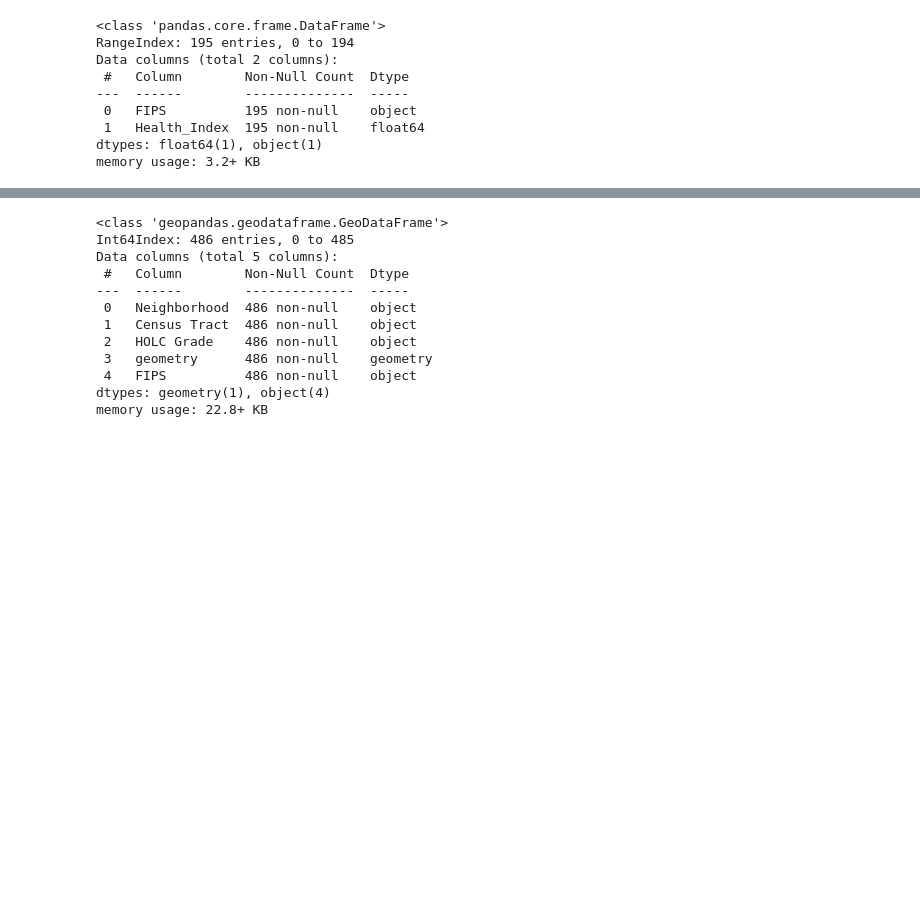
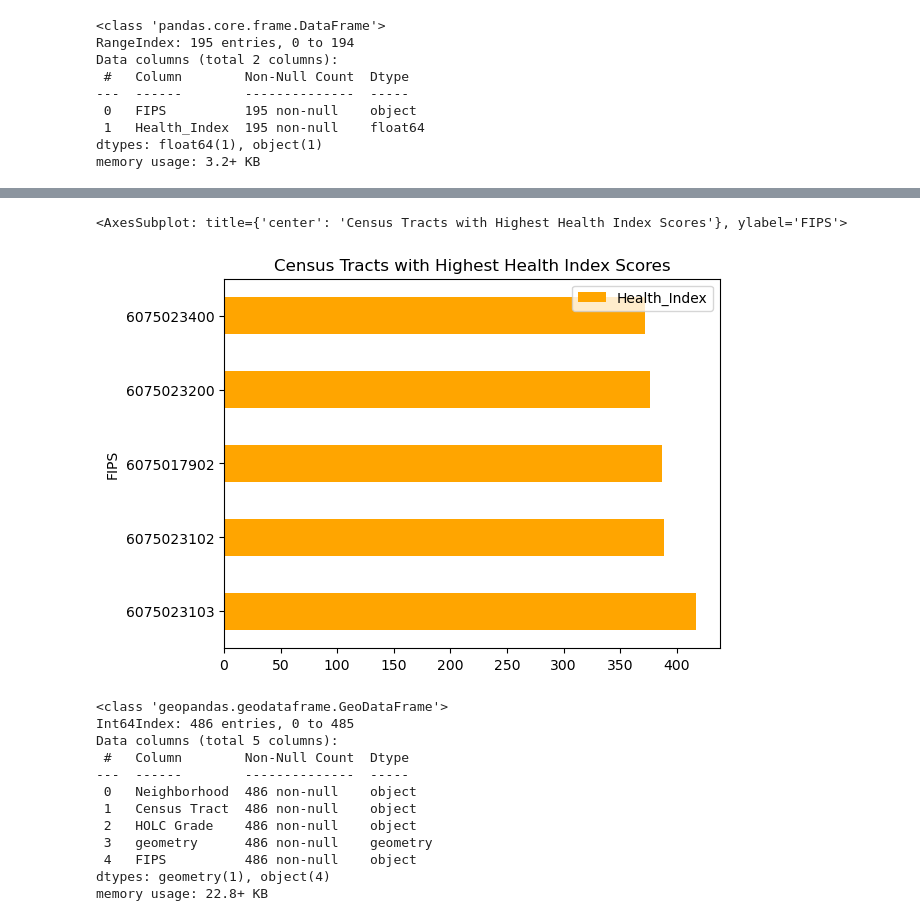
Before and after one commit to tommychandler5/221project, a Jupyter notebook: Group Assignments/Final Deliverables /Health Index.ipynb, the cells around one changed output, grey strips where cells are left out. Cells and saved outputs as stored; diff of their text form; code cells hidden in the pictures; blank space fills up the shorter version.

```diff
--- a/Group Assignments/Final Deliverables /Health Index.ipynb
+++ b/Group Assignments/Final Deliverables /Health Index.ipynb
@@ -285,3 +287,6 @@ Data columns (total 2 columns):
  1   Health_Index  195 non-null    float64
 dtypes: float64(1), object(1)
 memory usage: 3.2+ KB
+# %%
+#sorting this new data set by Health Index
+health2=health2.sort_values(by='Health_Index',ascending = False)
@@ -288,3 +302,11 @@ memory usage: 3.2+ KB
+# %%
+health2.head(5).plot.barh(x='FIPS',
+    y='Health_Index',
+    color='orange',
+    title='Census Tracts with Highest Health Index Scores')
+# %% [output]
+<AxesSubplot: title={'center': 'Census Tracts with Highest Health Index Scores'}, ylabel='FIPS'>
+[figure, added]
 # %%
 sf2.info()
 # %% [output]
```
Also changed, not shown: parts of 6 cells of this notebook, 2 other files.
